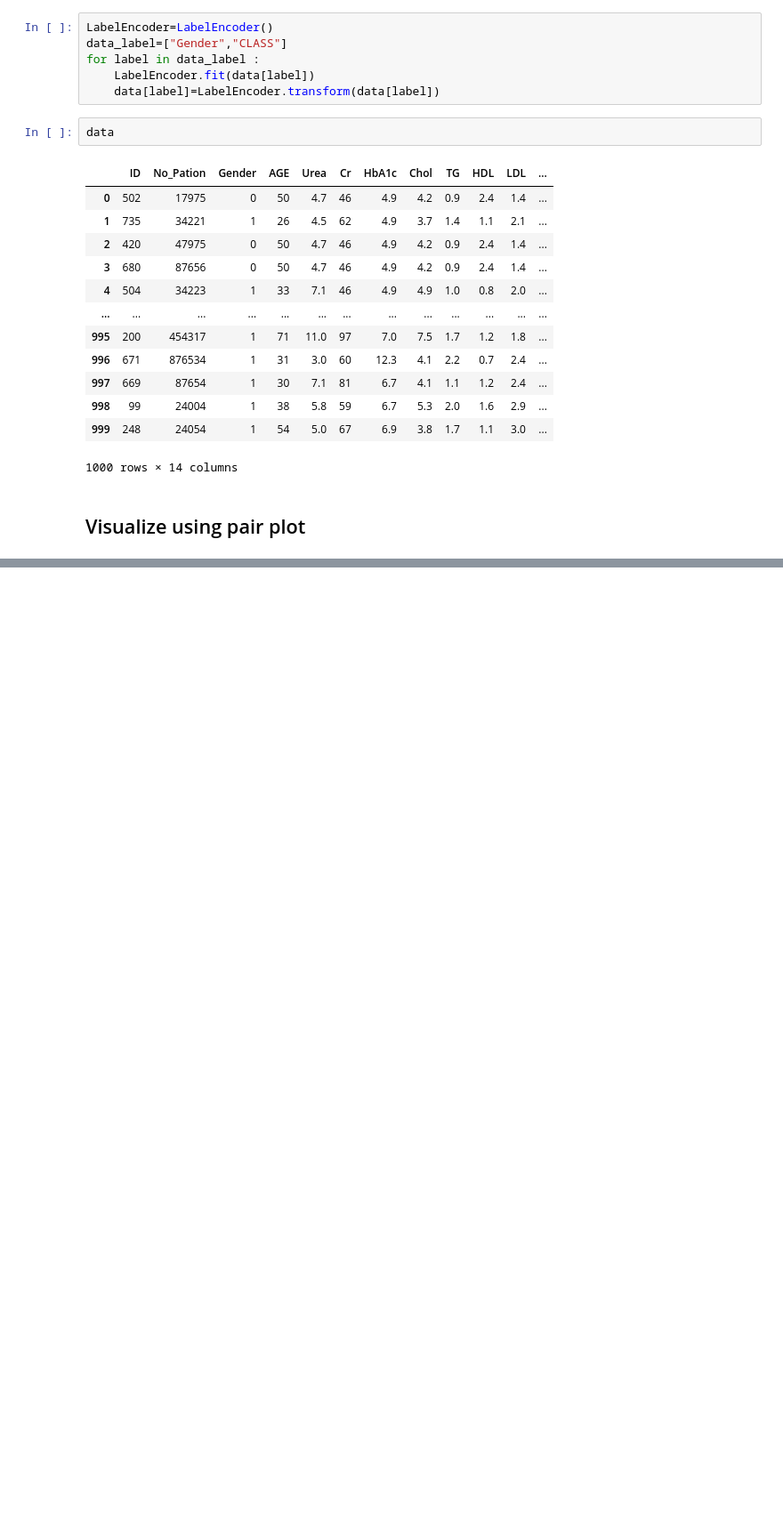
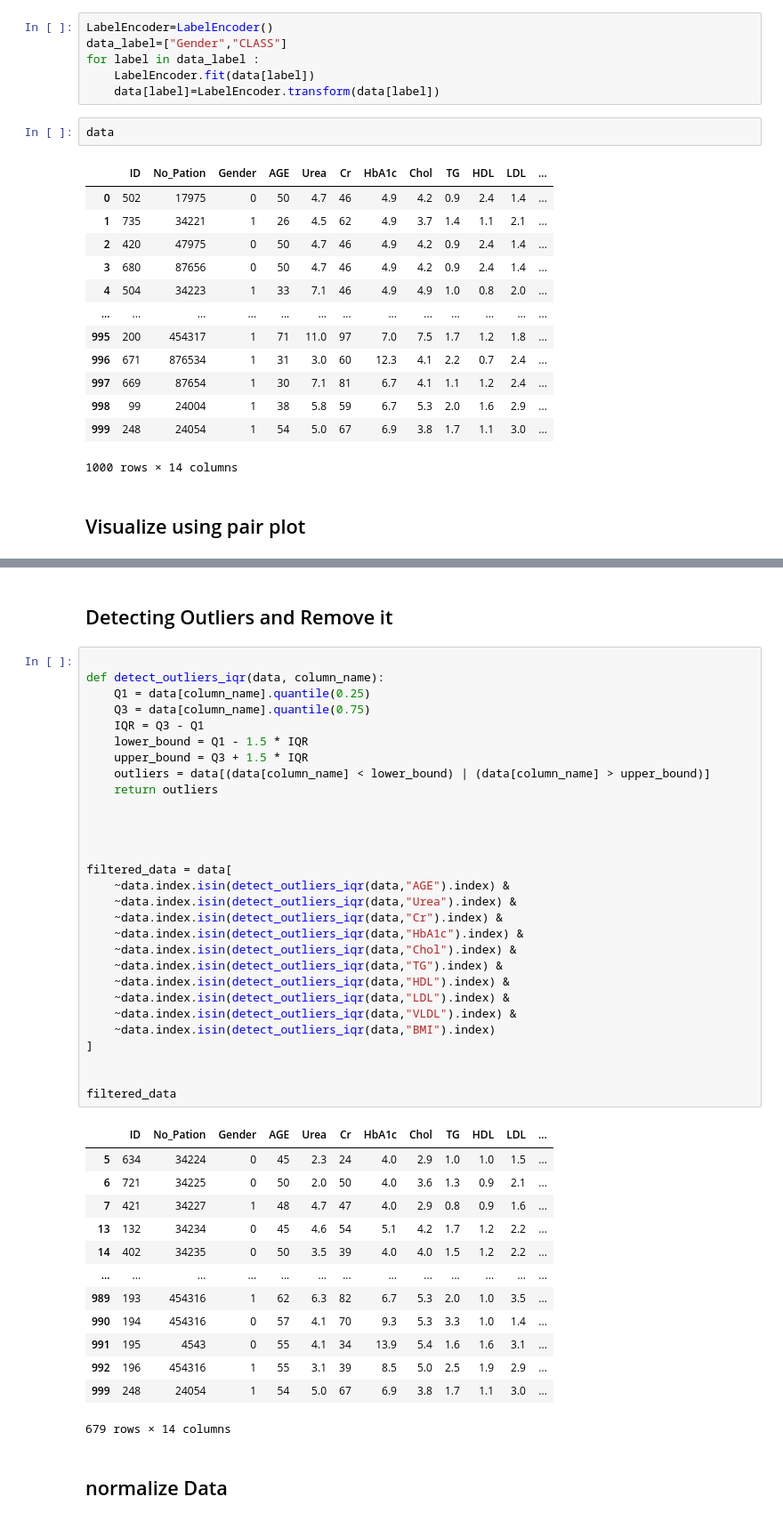
Before and after one commit to Kerolos-Noshy/Diabetes-Prediction, a Jupyter notebook: diabetes prediction.ipynb, the cells around one changed output, grey strips where cells are left out. Shown at 89% size. Drawn from its saved outputs; the diff is of its cells as text; blank space fills up the shorter version.

```diff
--- a/diabetes prediction.ipynb
+++ b/diabetes prediction.ipynb
@@ -260,0 +262,47 @@ plt.show()
+# %% [markdown]
+## Detecting Outliers and Remove it
+# %%
+
+def detect_outliers_iqr(data, column_name):
+    Q1 = data[column_name].quantile(0.25)
+    Q3 = data[column_name].quantile(0.75)
+    IQR = Q3 - Q1
+    lower_bound = Q1 - 1.5 * IQR
+    upper_bound = Q3 + 1.5 * IQR
+    outliers = data[(data[column_name] < lower_bound) | (data[column_name] > upper_bound)]
+    return outliers
+
+
+
+
+filtered_data = data[
+    ~data.index.isin(detect_outliers_iqr(data,"AGE").index) &
+    ~data.index.isin(detect_outliers_iqr(data,"Urea").index) &
+    ~data.index.isin(detect_outliers_iqr(data,"Cr").index) &
+    ~data.index.isin(detect_outliers_iqr(data,"HbA1c").index) &
+    ~data.index.isin(detect_outliers_iqr(data,"Chol").index) &
+    ~data.index.isin(detect_outliers_iqr(data,"TG").index) &
+    ~data.index.isin(detect_outliers_iqr(data,"HDL").index) &
+    ~data.index.isin(detect_outliers_iqr(data,"LDL").index) &
+    ~data.index.isin(detect_outliers_iqr(data,"VLDL").index) &
+    ~data.index.isin(detect_outliers_iqr(data,"BMI").index)
+]
+
+
+filtered_data
+# %% [output]
+|  | ID | No_Pation | Gender | AGE | Urea | Cr | HbA1c | Chol | TG | HDL | LDL | ... |
+| 5 | 634 | 34224 | 0 | 45 | 2.3 | 24 | 4.0 | 2.9 | 1.0 | 1.0 | 1.5 | ... |
+| 6 | 721 | 34225 | 0 | 50 | 2.0 | 50 | 4.0 | 3.6 | 1.3 | 0.9 | 2.1 | ... |
+| 7 | 421 | 34227 | 1 | 48 | 4.7 | 47 | 4.0 | 2.9 | 0.8 | 0.9 | 1.6 | ... |
+| 13 | 132 | 34234 | 0 | 45 | 4.6 | 54 | 5.1 | 4.2 | 1.7 | 1.2 | 2.2 | ... |
+| 14 | 402 | 34235 | 0 | 50 | 3.5 | 39 | 4.0 | 4.0 | 1.5 | 1.2 | 2.2 | ... |
+| ... | ... | ... | ... | ... | ... | ... | ... | ... | ... | ... | ... | ... |
+| 989 | 193 | 454316 | 1 | 62 | 6.3 | 82 | 6.7 | 5.3 | 2.0 | 1.0 | 3.5 | ... |
+| 990 | 194 | 454316 | 0 | 57 | 4.1 | 70 | 9.3 | 5.3 | 3.3 | 1.0 | 1.4 | ... |
+| 991 | 195 | 4543 | 0 | 55 | 4.1 | 34 | 13.9 | 5.4 | 1.6 | 1.6 | 3.1 | ... |
+| 992 | 196 | 454316 | 1 | 55 | 3.1 | 39 | 8.5 | 5.0 | 2.5 | 1.9 | 2.9 | ... |
+| 999 | 248 | 24054 | 1 | 54 | 5.0 | 67 | 6.9 | 3.8 | 1.7 | 1.1 | 3.0 | ... |
+679 rows × 14 columns
+# %% [markdown]
+## normalize Data
```
Also changed, not shown: parts of 5 cells of this notebook.
